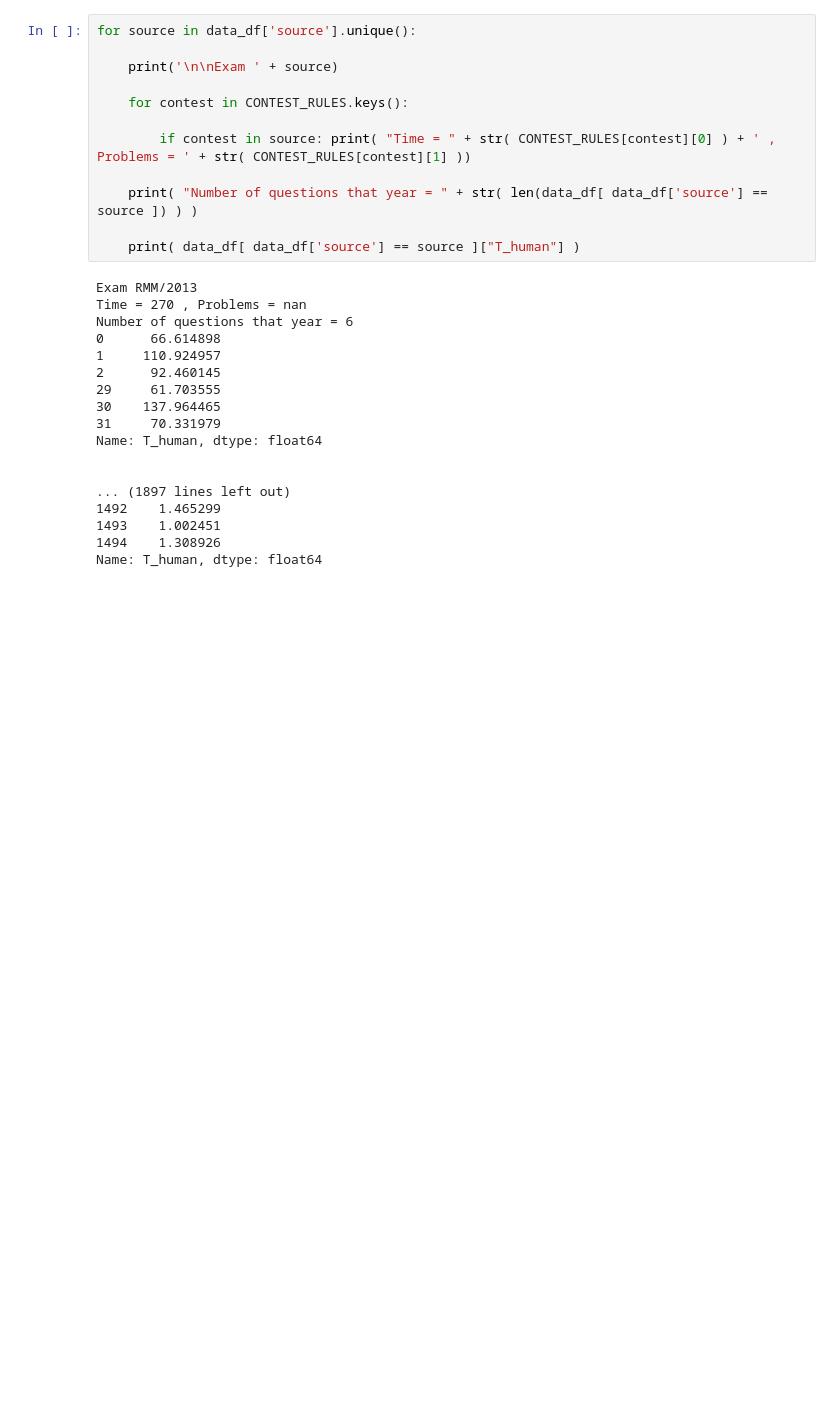
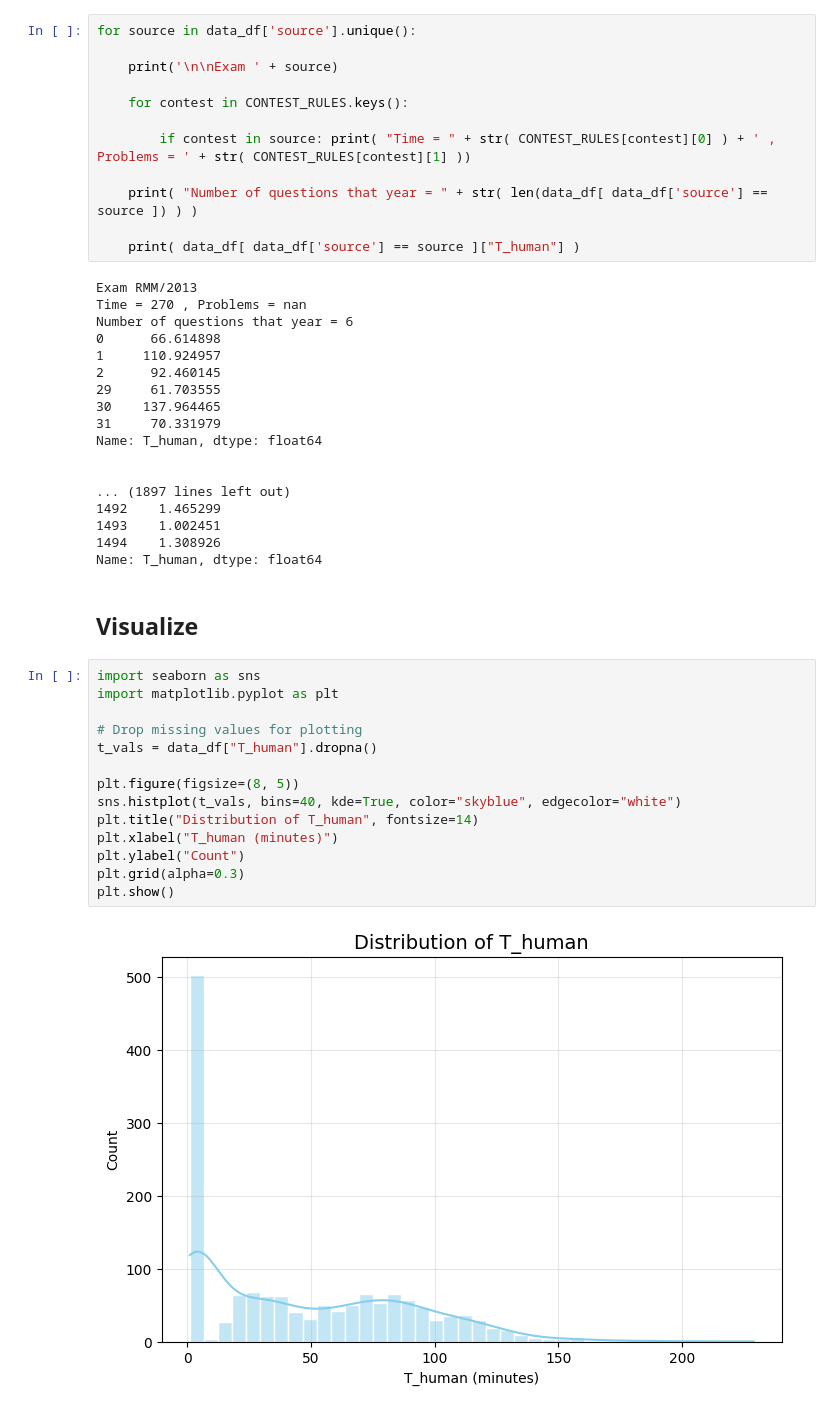
Before and after one commit to johndzxu/metr-extension, a Jupyter notebook: data/T_Human.ipynb, the cells around one changed output. Drawn from its saved outputs; the diff is of its cells as text; blank space fills up the shorter version.

```diff
--- a/data/T_Human.ipynb
+++ b/data/T_Human.ipynb
@@ -600,3 +620,21 @@ Name: T_human, dtype: float64
 1493    1.002451
 1494    1.308926
 Name: T_human, dtype: float64
+# %% [markdown]
+## Visualize
+# %%
+import seaborn as sns
+import matplotlib.pyplot as plt
+
+# Drop missing values for plotting
+t_vals = data_df["T_human"].dropna()
+
+plt.figure(figsize=(8, 5))
+sns.histplot(t_vals, bins=40, kde=True, color="skyblue", edgecolor="white")
+plt.title("Distribution of T_human", fontsize=14)
+plt.xlabel("T_human (minutes)")
+plt.ylabel("Count")
+plt.grid(alpha=0.3)
+plt.show()
+# %% [output]
+[figure, added]
```
Also changed, not shown: parts of 8 cells of this notebook, 2 other files.
